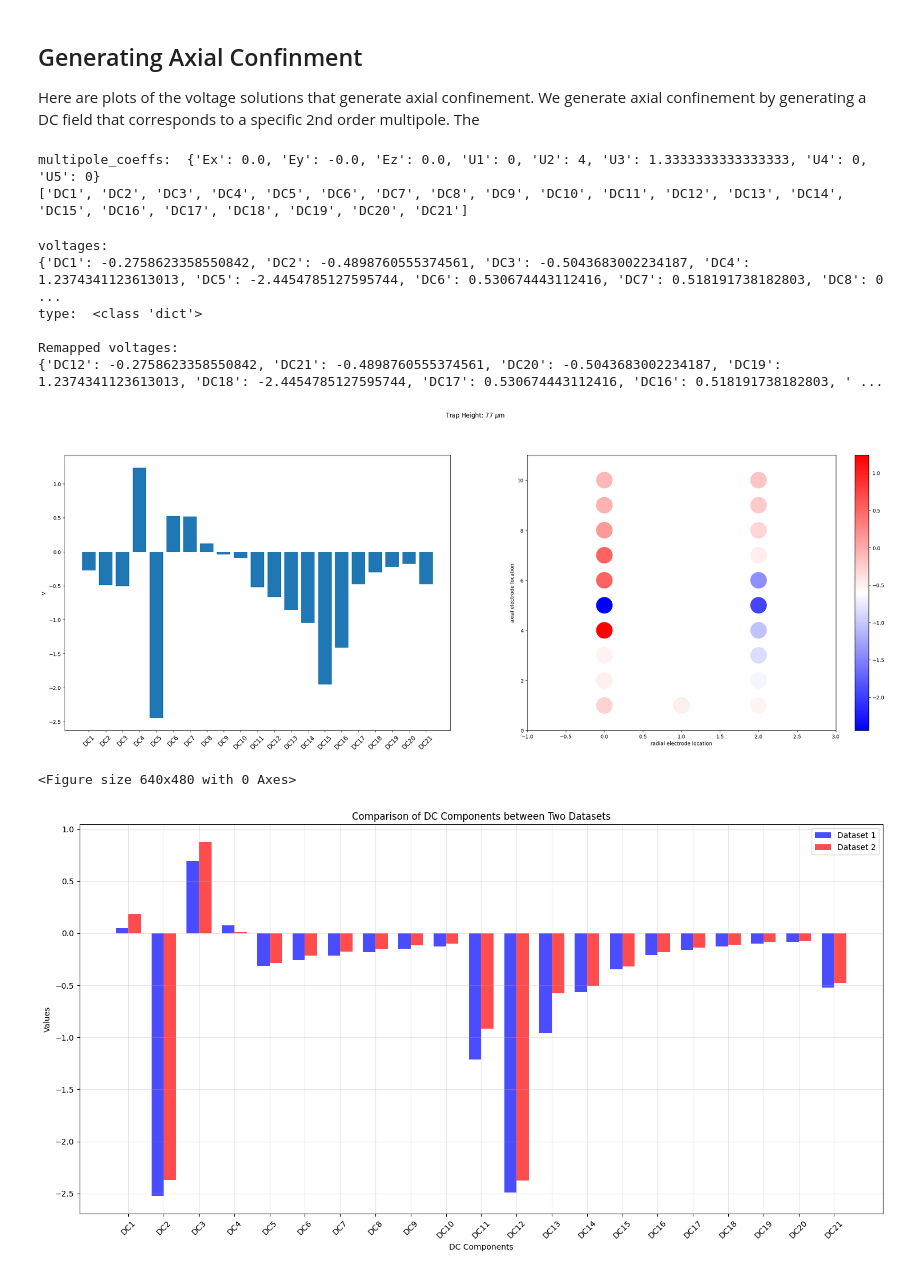
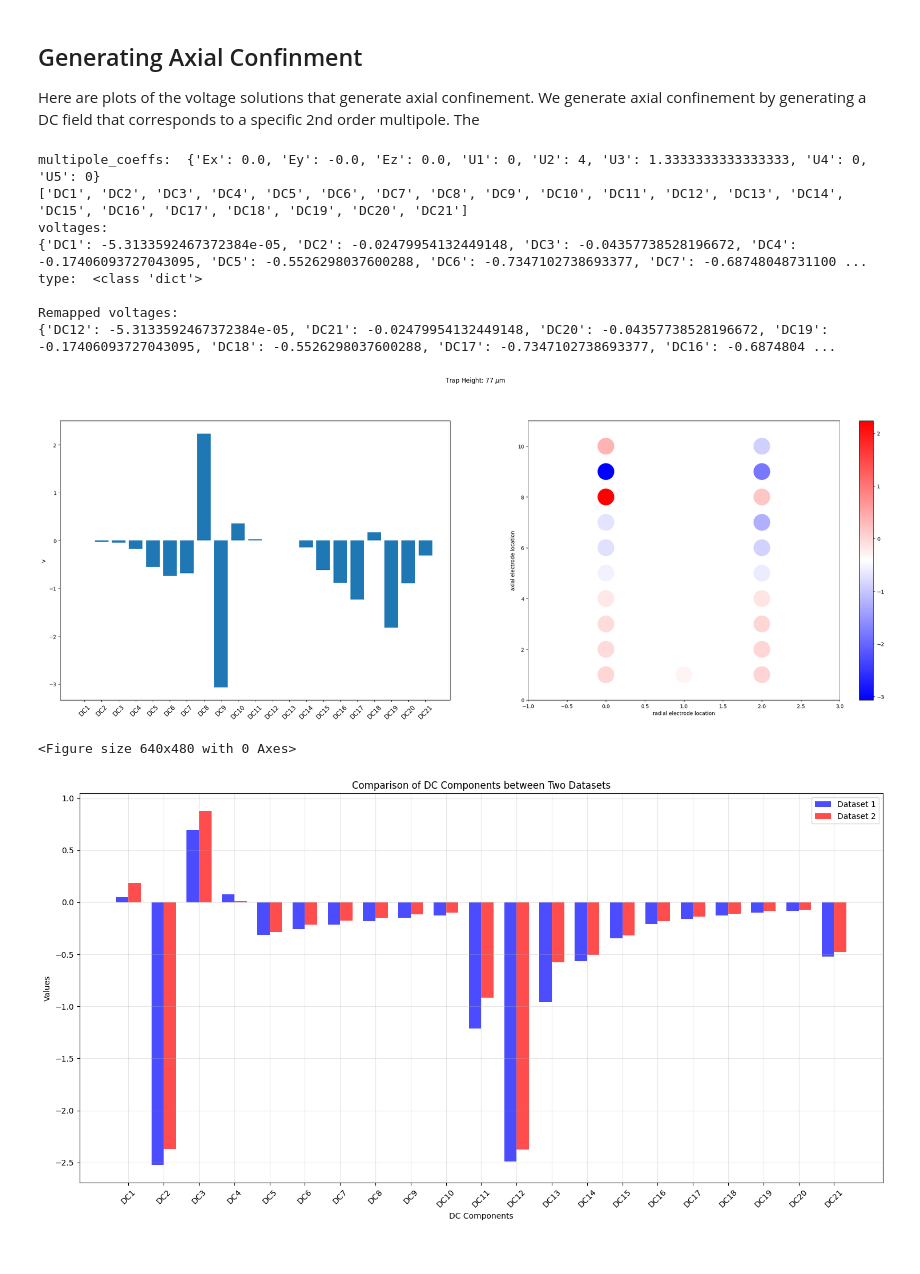
Before and after one commit to HaeffnerLab/bem, a Jupyter notebook: examples/Integrated_photonics/III_Multipole_Expansion.ipynb, the cells around one changed output. Saved outputs shown, nothing was run; the diff lists cells and outputs as text; code cells hidden in the pictures.

```diff
--- a/examples/Integrated_photonics/III_Multipole_Expansion.ipynb
+++ b/examples/Integrated_photonics/III_Multipole_Expansion.ipynb
@@ -411,7 +411,7 @@ def plot_muls(s,xl,zl,roi,height, **multipoles): # ey, ez, ex, u3, u2, u5, u1, u
     return voltages_dict
 
 # u2_value = 6
-# zl0 = (+127.6 + 0.0) *1e-3
+# zl0 = (+ 670.5 + 0.0) *1e-3
 # voltages = plot_muls(s,xl,zl0,roi,
 #                      height = yl*1e3,
 #                      ez=-0.00,
@@ -424,7 +424,7 @@ def plot_muls(s,xl,zl,roi,height, **multipoles): # ey, ez, ex, u3, u2, u5, u1, u
 #                      u4=0)
 
 u2_value = 4
-zl0 = (+127.6 + 0.0) *1e-3
+zl0 = (+ 670.5 + 0.0) *1e-3
 voltages = plot_muls(s,xl,zl0,roi,
                      height = yl*1e3,
                      ez=+0.00,
@@ -454,41 +454,41 @@ voltage_mapping = {
     "DC6": "DC17",
     "DC7": "DC16",
     "DC8": "DC15",
     "DC9": "DC14",
     "DC10": "DC13",
 
     "DC11": "DC9",
     "DC12": "DC6",
     "DC13": "DC10",
     "DC14": "DC8",
     "DC15": "DC7",
     "DC16": "DC11",
     "DC17": "DC4",
     "DC18": "DC1",
     "DC19": "DC3",
     "DC20": "DC2",
     "DC21": "DC5",
 }
 
 # Remap the voltages dictionary keys using voltage_mapping. if there is no the corresponding key in the original dictionary, assign value 0.0 to the corresponding key in the remapped dictionary
 remapped_voltages = {voltage_mapping.get(k, k): v for k, v in voltages.items()}
 print(f"\nRemapped voltages: \n{remapped_voltages}")
 
 fig.canvas.draw()
 fig.tight_layout(pad=1)
 fig = plt.figure()
 plt.show()
 # %% [output]
 multipole_coeffs:  {'Ex': 0.0, 'Ey': -0.0, 'Ez': 0.0, 'U1': 0, 'U2': 4, 'U3': 1.3333333333333333, 'U4': 0, 'U5': 0}
 ['DC1', 'DC2', 'DC3', 'DC4', 'DC5', 'DC6', 'DC7', 'DC8', 'DC9', 'DC10', 'DC11', 'DC12', 'DC13', 'DC14', 'DC15', 'DC16', 'DC17', 'DC18', 'DC19', 'DC20', 'DC21']
+voltages:
+{'DC1': -5.3133592467372384e-05, 'DC2': -0.02479954132449148, 'DC3': -0.04357738528196672, 'DC4': -0.17406093727043095, 'DC5': -0.5526298037600288, 'DC6': -0.7347102738693377, 'DC7': -0.68748048731100 ...
+type:  <class 'dict'>
+
+Remapped voltages:
+{'DC12': -5.3133592467372384e-05, 'DC21': -0.02479954132449148, 'DC20': -0.04357738528196672, 'DC19': -0.17406093727043095, 'DC18': -0.5526298037600288, 'DC17': -0.7347102738693377, 'DC16': -0.6874804 ...
+[figure, new version]
-voltages:
-{'DC1': -0.2758623358550842, 'DC2': -0.4898760555374561, 'DC3': -0.5043683002234187, 'DC4': 1.2374341123613013, 'DC5': -2.4454785127595744, 'DC6': 0.530674443112416, 'DC7': 0.518191738182803, 'DC8': 0 ...
-type:  <class 'dict'>
-
-Remapped voltages:
-{'DC12': -0.2758623358550842, 'DC21': -0.4898760555374561, 'DC20': -0.5043683002234187, 'DC19': 1.2374341123613013, 'DC18': -2.4454785127595744, 'DC17': 0.530674443112416, 'DC16': 0.518191738182803, ' ...
+<Figure size 640x480 with 0 Axes>
-[figure, old version]
-<Figure size 640x480 with 0 Axes>
 # %%
 import matplotlib.pyplot as plt
 import json
```
Also changed, not shown: parts of 4 cells of this notebook, 4 other files.
